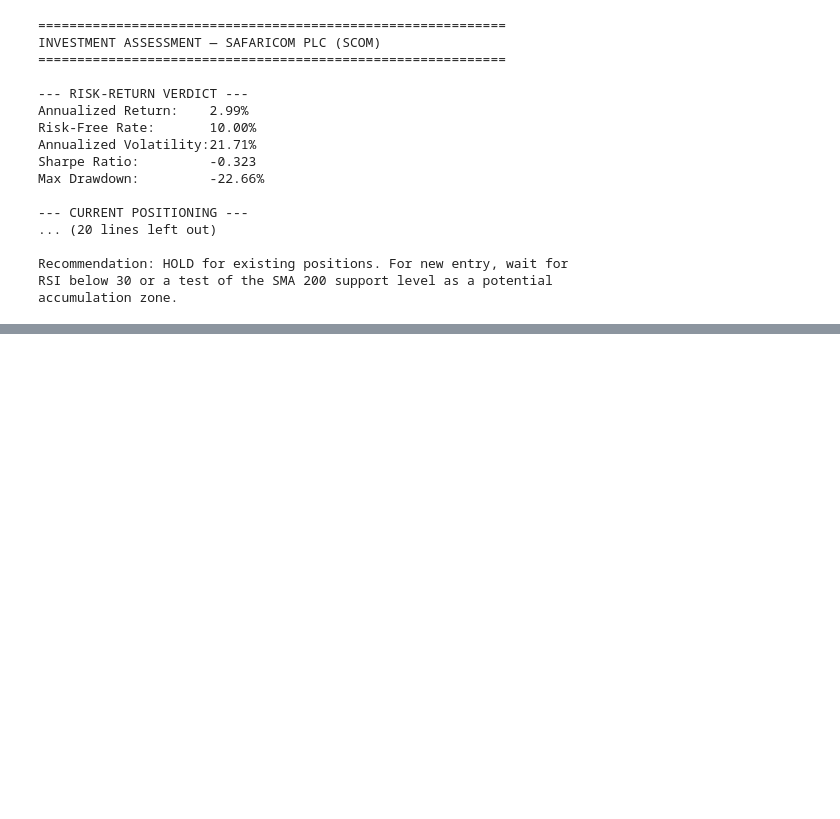
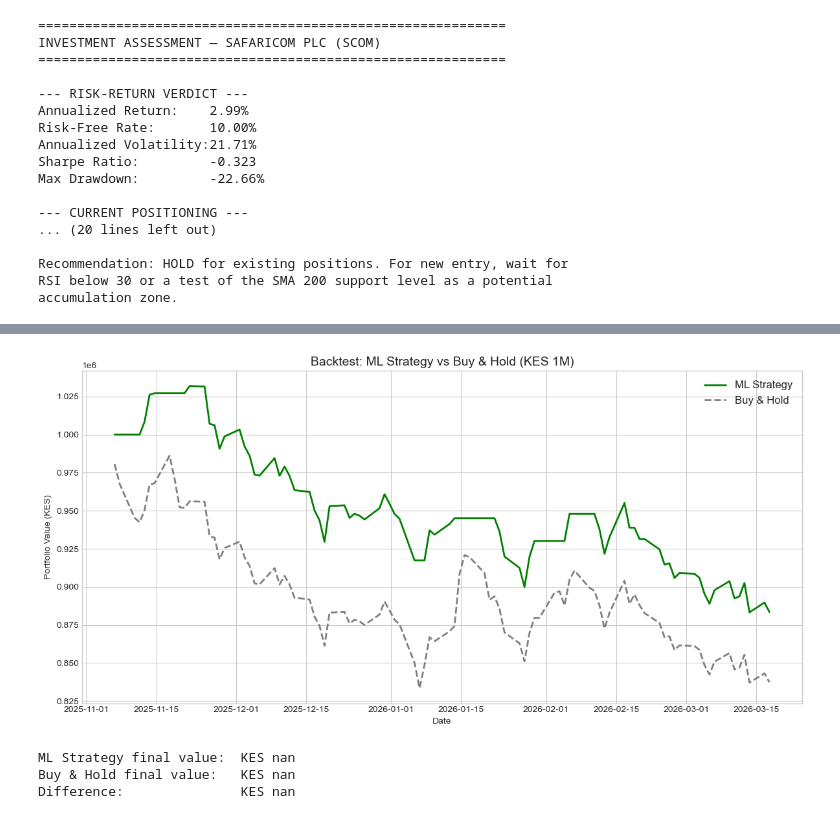
Before and after one commit to sirajiali-hub/safaricom_stock_analysis-, a Jupyter notebook: safaricom_equity_analysis.ipynb, the cells around one changed output, grey strips where cells are left out. Drawn from its saved outputs; the diff is of its cells as text; code cells hidden in the pictures; blank space fills up the shorter version.

```diff
--- a/safaricom_equity_analysis.ipynb
+++ b/safaricom_equity_analysis.ipynb
@@ -628,0 +844,34 @@ accumulation zone.
+# %%
+# Backtest: If we followed the model's signals, how would we do?
+test_data = df_ml.iloc[split_point:].copy()
+test_data['Predicted_Signal'] = y_pred_rf2
+test_data['Actual_Return'] = test_data['Tomorrow_Return']
+
+# Strategy return: only hold the stock on days model says BUY
+test_data['Strategy_Return'] = test_data['Predicted_Signal'] * test_data['Actual_Return']
+
+# Buy and hold: hold every day regardless
+test_data['BuyHold_Return'] = test_data['Actual_Return']
+
+# Growth of KES 1,000,000
+strategy_growth = (1 + test_data['Strategy_Return']).cumprod() * 1_000_000
+buyhold_growth = (1 + test_data['BuyHold_Return']).cumprod() * 1_000_000
+
+plt.figure(figsize=(12, 6))
+plt.plot(test_data['Date'], strategy_growth, label='ML Strategy', color='green', linewidth=2)
+plt.plot(test_data['Date'], buyhold_growth, label='Buy & Hold', color='gray', linestyle='--', linewidth=2)
+plt.title('Backtest: ML Strategy vs Buy & Hold (KES 1M)', fontsize=14)
+plt.xlabel('Date')
+plt.ylabel('Portfolio Value (KES)')
+plt.legend(fontsize=12)
+plt.tight_layout()
+plt.show()
+
+print(f"ML Strategy final value:  KES {strategy_growth.iloc[-1]:,.0f}")
+print(f"Buy & Hold final value:   KES {buyhold_growth.iloc[-1]:,.0f}")
+print(f"Difference:               KES {strategy_growth.iloc[-1] - buyhold_growth.iloc[-1]:,.0f}")
+# %% [output]
+[figure, added]
+ML Strategy final value:  KES nan
+Buy & Hold final value:   KES nan
+Difference:               KES nan
```
Also changed, not shown: parts of 21 cells of this notebook.
